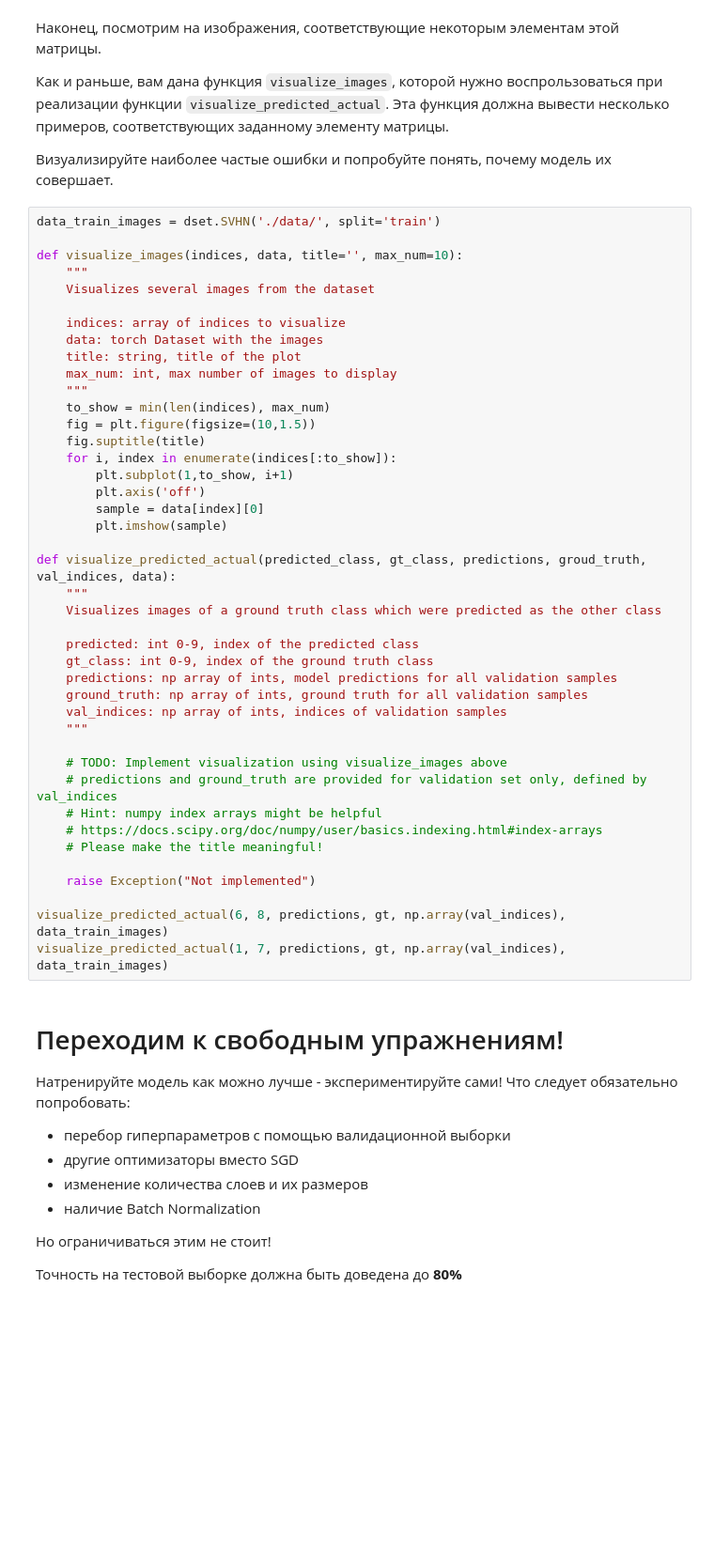
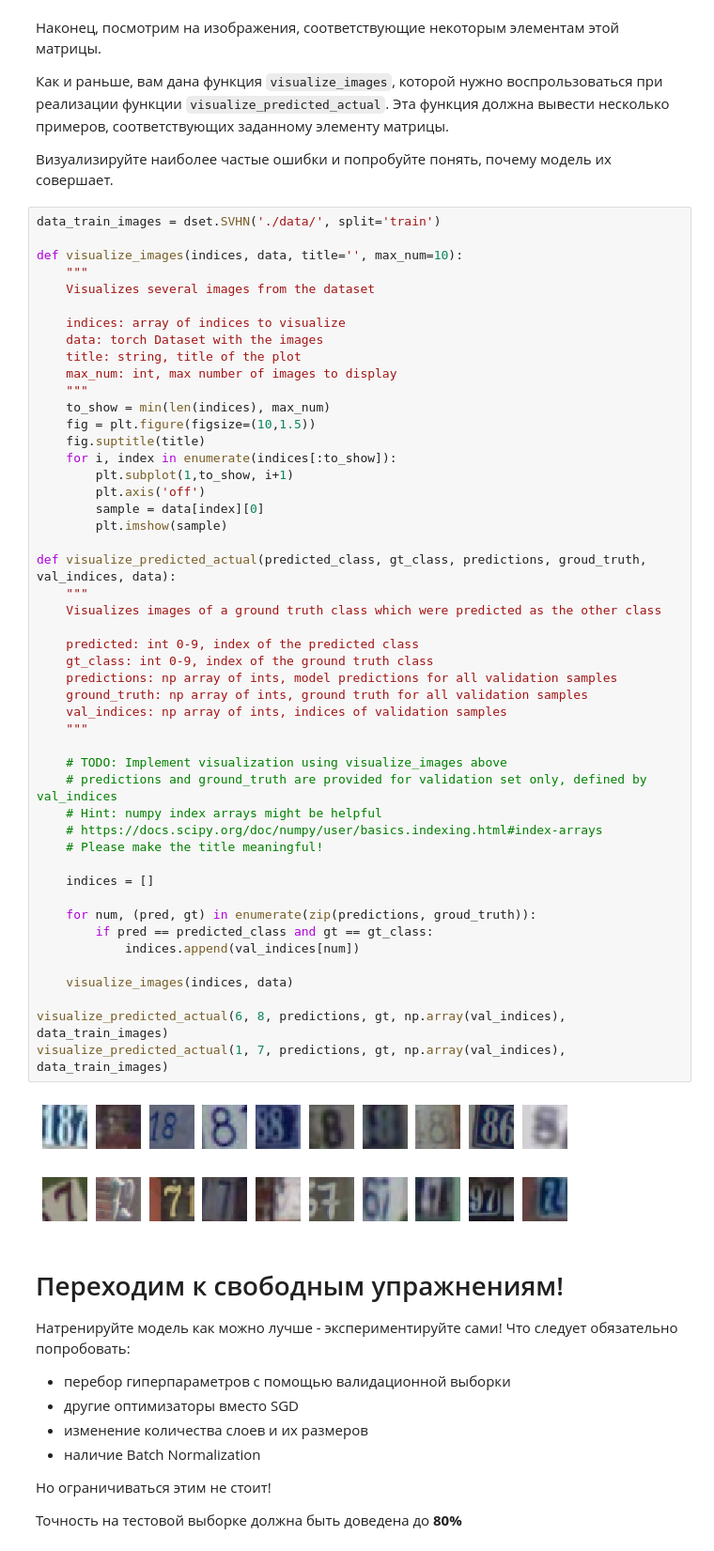
Before and after one commit to omega1996/dlcourse, a Jupyter notebook: assignments/assignment2/PyTorch.ipynb, the cells around one changed output. Shown: that part at 94% size. Drawn from its saved outputs; the diff is of its cells as text; blank space fills up the shorter version.

```diff
--- a/assignments/assignment2/PyTorch.ipynb
+++ b/assignments/assignment2/PyTorch.ipynb
@@ -397,34 +459,43 @@ def visualize_images(indices, data, title='', max_num=10):
     """
     to_show = min(len(indices), max_num)
     fig = plt.figure(figsize=(10,1.5))
     fig.suptitle(title)
     for i, index in enumerate(indices[:to_show]):
         plt.subplot(1,to_show, i+1)
         plt.axis('off')
         sample = data[index][0]
         plt.imshow(sample)
 
 def visualize_predicted_actual(predicted_class, gt_class, predictions, groud_truth, val_indices, data):
     """
     Visualizes images of a ground truth class which were predicted as the other class
 
     predicted: int 0-9, index of the predicted class
     gt_class: int 0-9, index of the ground truth class
     predictions: np array of ints, model predictions for all validation samples
     ground_truth: np array of ints, ground truth for all validation samples
     val_indices: np array of ints, indices of validation samples
     """
 
     # TODO: Implement visualization using visualize_images above
     # predictions and ground_truth are provided for validation set only, defined by val_indices
     # Hint: numpy index arrays might be helpful
     # https://docs.scipy.org/doc/numpy/user/basics.indexing.html#index-arrays
     # Please make the title meaningful!
 
-    raise Exception("Not implemented")
+    indices = []
+
+    for num, (pred, gt) in enumerate(zip(predictions, groud_truth)):
+        if pred == predicted_class and gt == gt_class:
+            indices.append(val_indices[num])
+
+    visualize_images(indices, data)
 
 visualize_predicted_actual(6, 8, predictions, gt, np.array(val_indices), data_train_images)
 visualize_predicted_actual(1, 7, predictions, gt, np.array(val_indices), data_train_images)
+# %% [output]
+[figure, added]
+[figure, added]
 # %% [markdown]
 # Переходим к свободным упражнениям!
 
```
Also changed, not shown: parts of 16 cells of this notebook, 3 other files.
